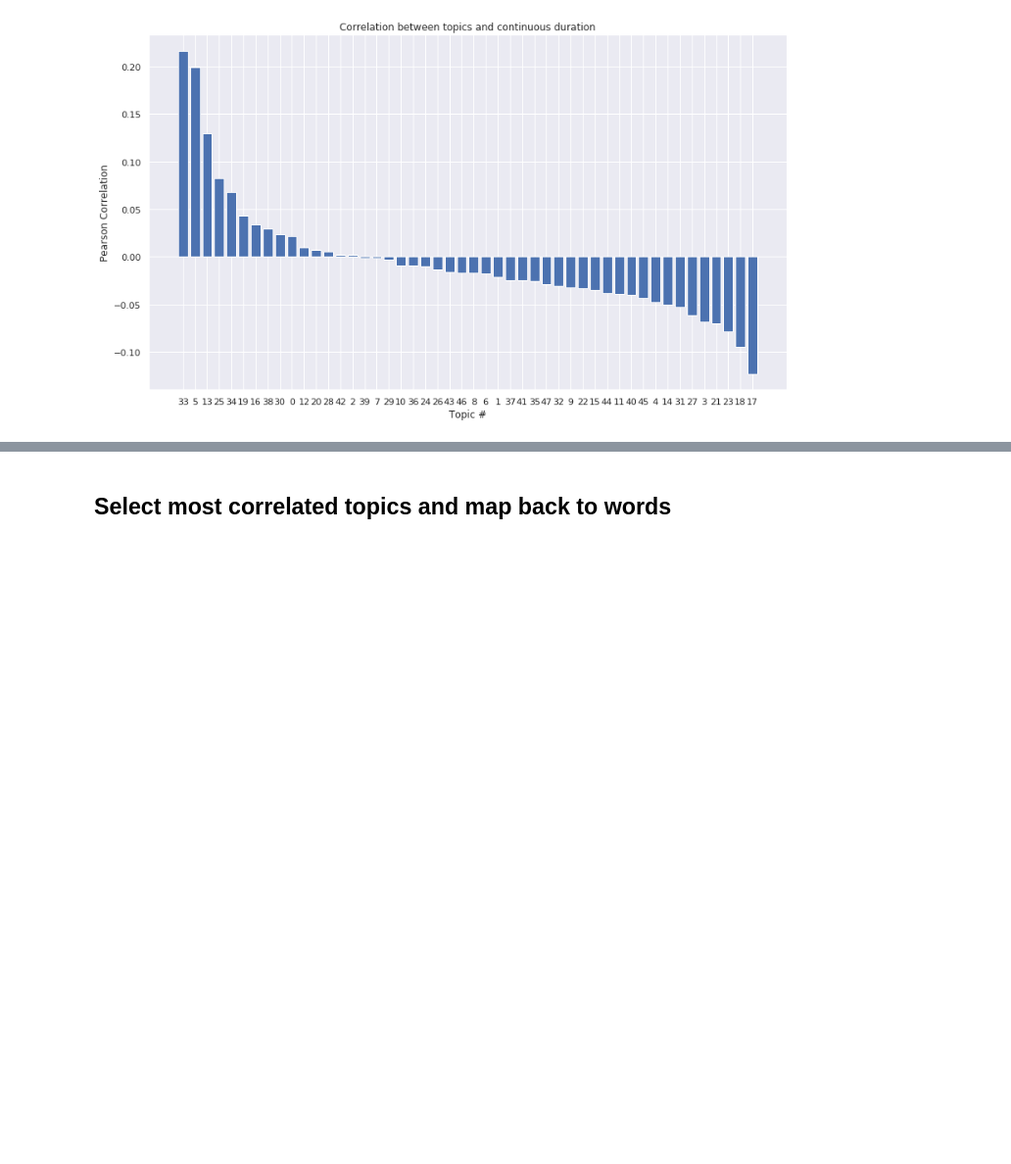
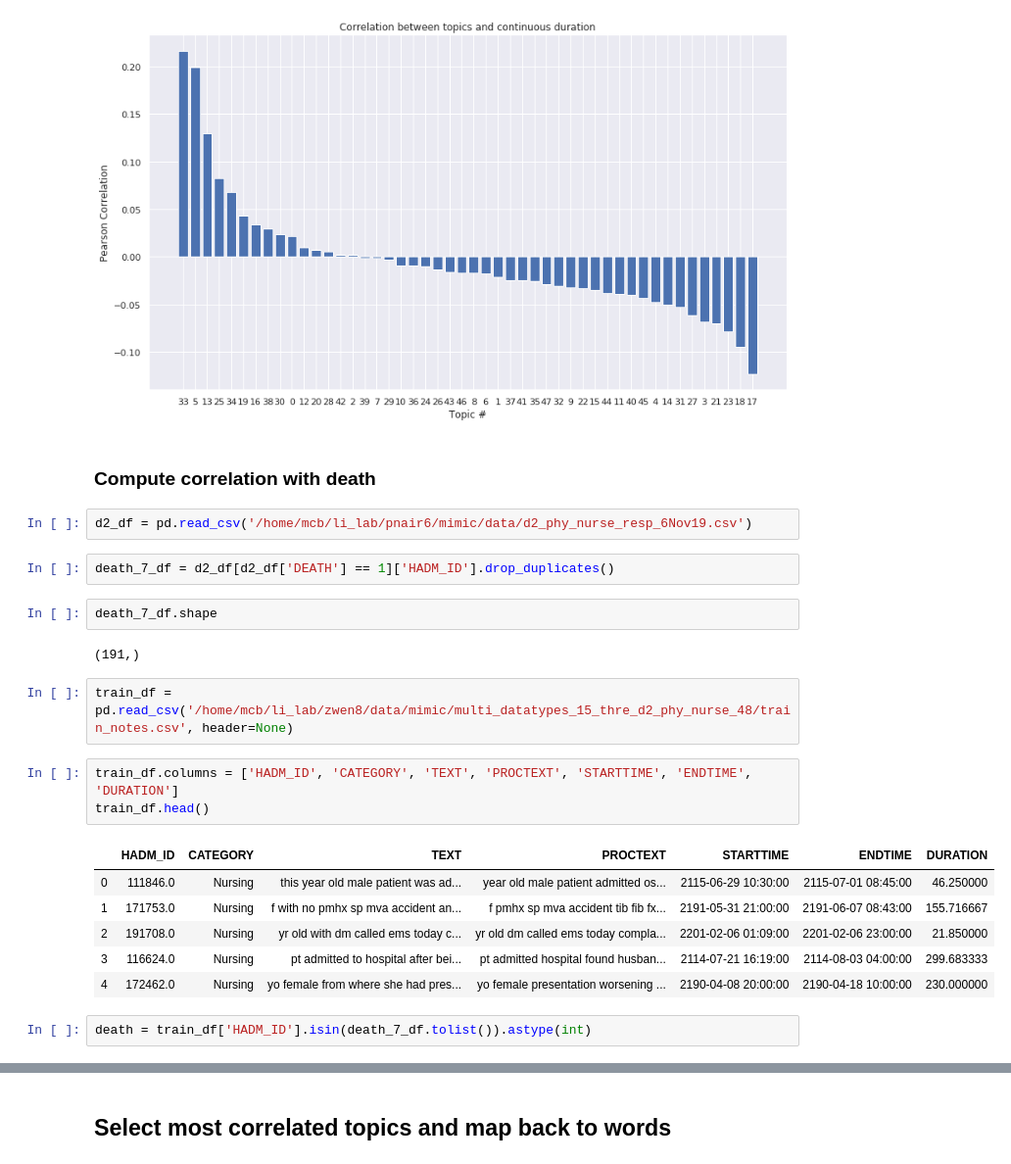
Before and after one commit to li-lab-mcgill/heterogeneous_ehr, a Jupyter notebook: Correlation-MultiDatatypes.ipynb, the cells around one changed output, grey strips where cells are left out. Shown: that part at 98% size. Drawn from its saved outputs; the diff is of its cells as text; blank space fills up the shorter version.

```diff
--- a/Correlation-MultiDatatypes.ipynb
+++ b/Correlation-MultiDatatypes.ipynb
@@ -116,3 +116,27 @@ plt.ylabel('Pearson Correlation')
 # %% [output]
 Text(0, 0.5, 'Pearson Correlation')
 [figure]
+# %% [markdown]
+### Compute correlation with death
+# %%
+d2_df = pd.read_csv('/home/mcb/li_lab/pnair6/mimic/data/d2_phy_nurse_resp_6Nov19.csv')
+# %%
+death_7_df = d2_df[d2_df['DEATH'] == 1]['HADM_ID'].drop_duplicates()
+# %%
+death_7_df.shape
+# %% [output]
+(191,)
+# %%
+train_df = pd.read_csv('/home/mcb/li_lab/zwen8/data/mimic/multi_datatypes_15_thre_d2_phy_nurse_48/train_notes.csv', header=None)
+# %%
+train_df.columns = ['HADM_ID', 'CATEGORY', 'TEXT', 'PROCTEXT', 'STARTTIME', 'ENDTIME', 'DURATION']
+train_df.head()
+# %% [output]
+|  | HADM_ID | CATEGORY | TEXT | PROCTEXT | STARTTIME | ENDTIME | DURATION |
+| 0 | 111846.0 | Nursing | this year old male patient was ad... | year old male patient admitted os... | 2115-06-29 10:30:00 | 2115-07-01 08:45:00 | 46.250000 |
+| 1 | 171753.0 | Nursing | f with no pmhx sp mva accident an... | f pmhx sp mva accident tib fib fx... | 2191-05-31 21:00:00 | 2191-06-07 08:43:00 | 155.716667 |
+| 2 | 191708.0 | Nursing | yr old with dm called ems today c... | yr old dm called ems today compla... | 2201-02-06 01:09:00 | 2201-02-06 23:00:00 | 21.850000 |
+| 3 | 116624.0 | Nursing | pt admitted to hospital after bei... | pt admitted hospital found husban... | 2114-07-21 16:19:00 | 2114-08-03 04:00:00 | 299.683333 |
+| 4 | 172462.0 | Nursing | yo female from where she had pres... | yo female presentation worsening ... | 2190-04-08 20:00:00 | 2190-04-18 10:00:00 | 230.000000 |
+# %%
+death = train_df['HADM_ID'].isin(death_7_df.tolist()).astype(int)
```
Also changed, not shown: parts of 8 cells of this notebook, 1 other file.
